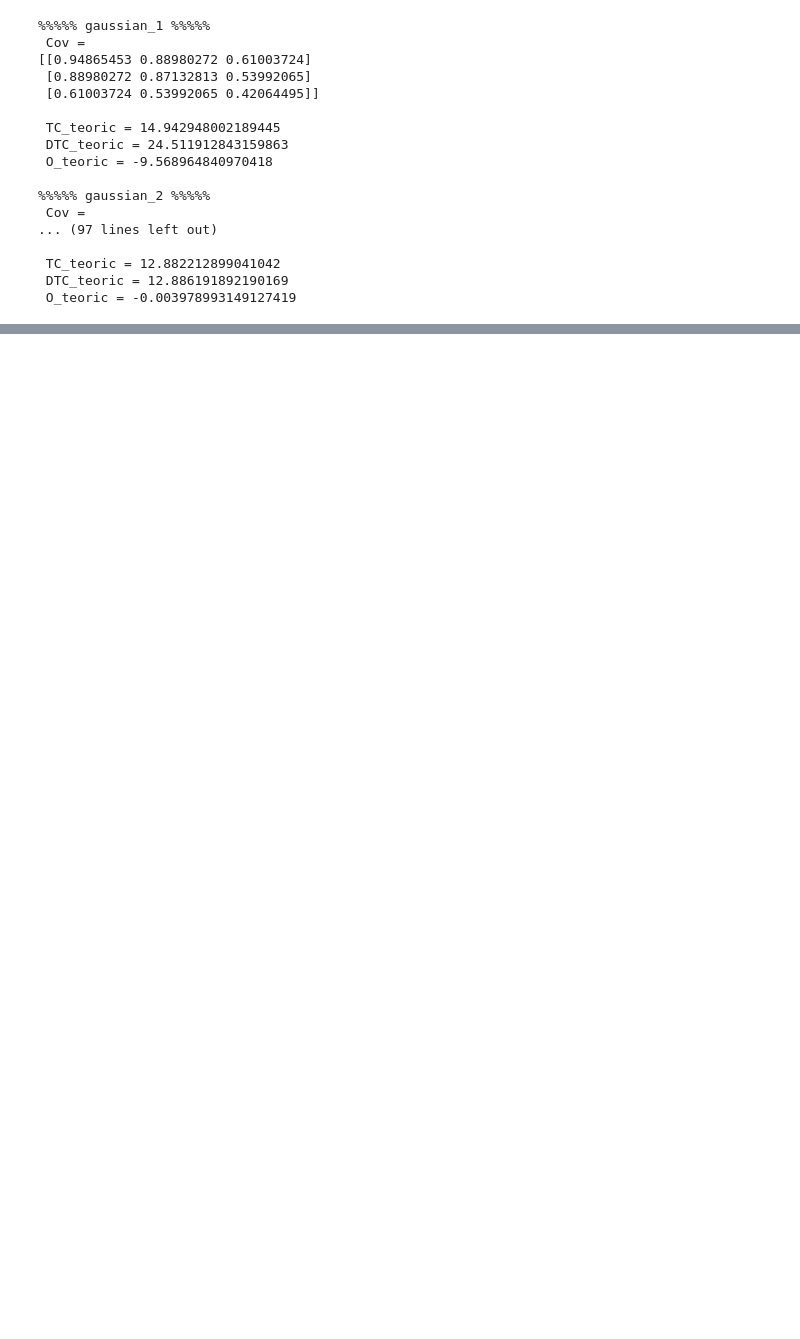
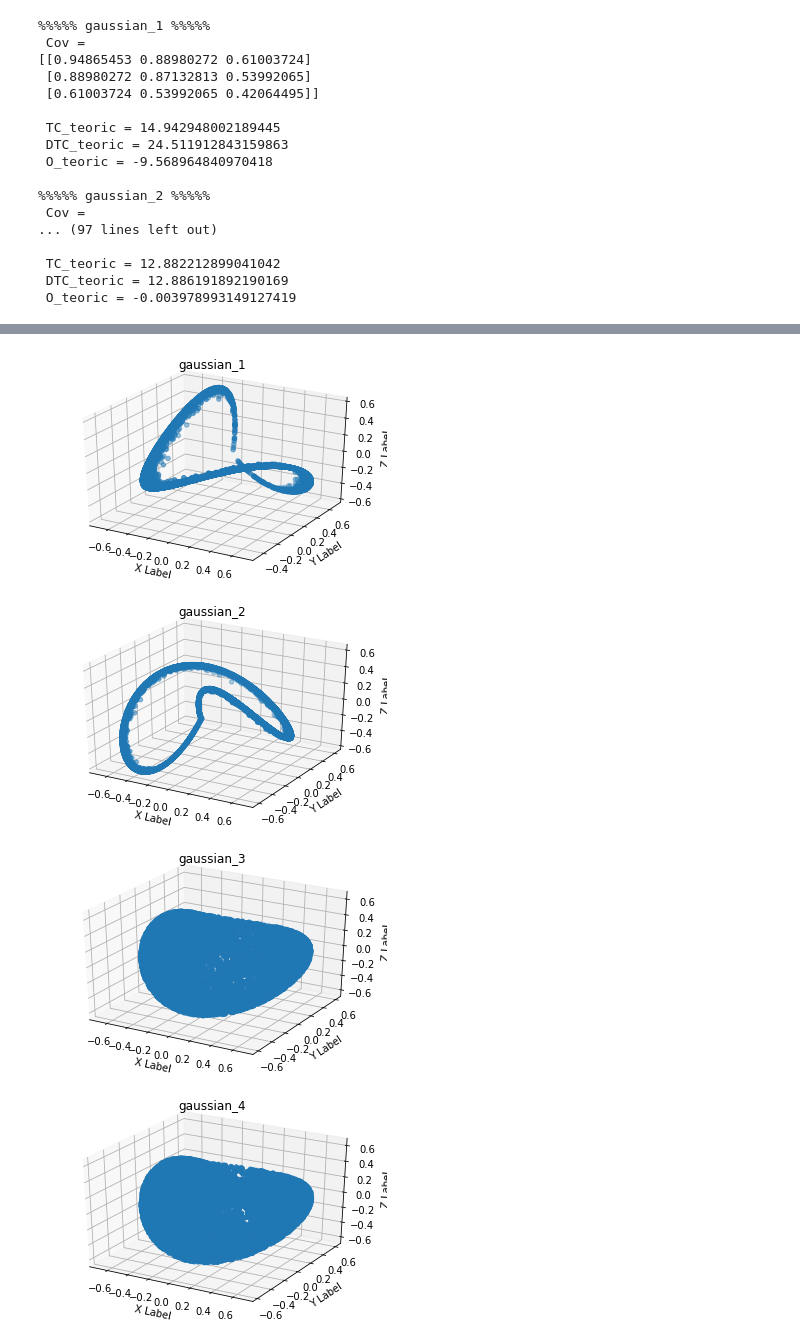
Before and after one commit to cjotade/whole-brain, a Jupyter notebook: src/display_results.ipynb, the cells around one changed output, grey strips where cells are left out. Saved outputs shown, nothing was run; the diff lists cells and outputs as text; code cells hidden in the pictures; blank space fills up the shorter version.

```diff
--- a/src/display_results.ipynb
+++ b/src/display_results.ipynb
@@ -168,0 +158,26 @@ for gaussian_i in sorted(os.listdir(results_folder)):
+# %%
+from sklearn.decomposition import KernelPCA
+
+for i in range(1,10):
+    samples = np.loadtxt(f"../data/muestras/gaussian_{i}/samples2.txt", comments="%")
+    samples = samples[:10000]
+    transformer = KernelPCA(n_components=3, kernel='rbf')
+    samples_transformed = transformer.fit_transform(samples)
+
+    fig = plt.figure()
+    ax = fig.add_subplot(111, projection='3d')
+
+    xs = samples_transformed[:,0]
+    ys = samples_transformed[:,1]
+    zs = samples_transformed[:,2]
+    ax.scatter(xs, ys, zs)
+
+    ax.set_xlabel('X Label')
+    ax.set_ylabel('Y Label')
+    ax.set_zlabel('Z Label')
+    ax.set_title(f"gaussian_{i}")
+# %% [output]
+[figure, added]
+[figure, added]
+[figure, added]
+[figure, added]
```
Also changed, not shown: parts of 6 cells of this notebook.
